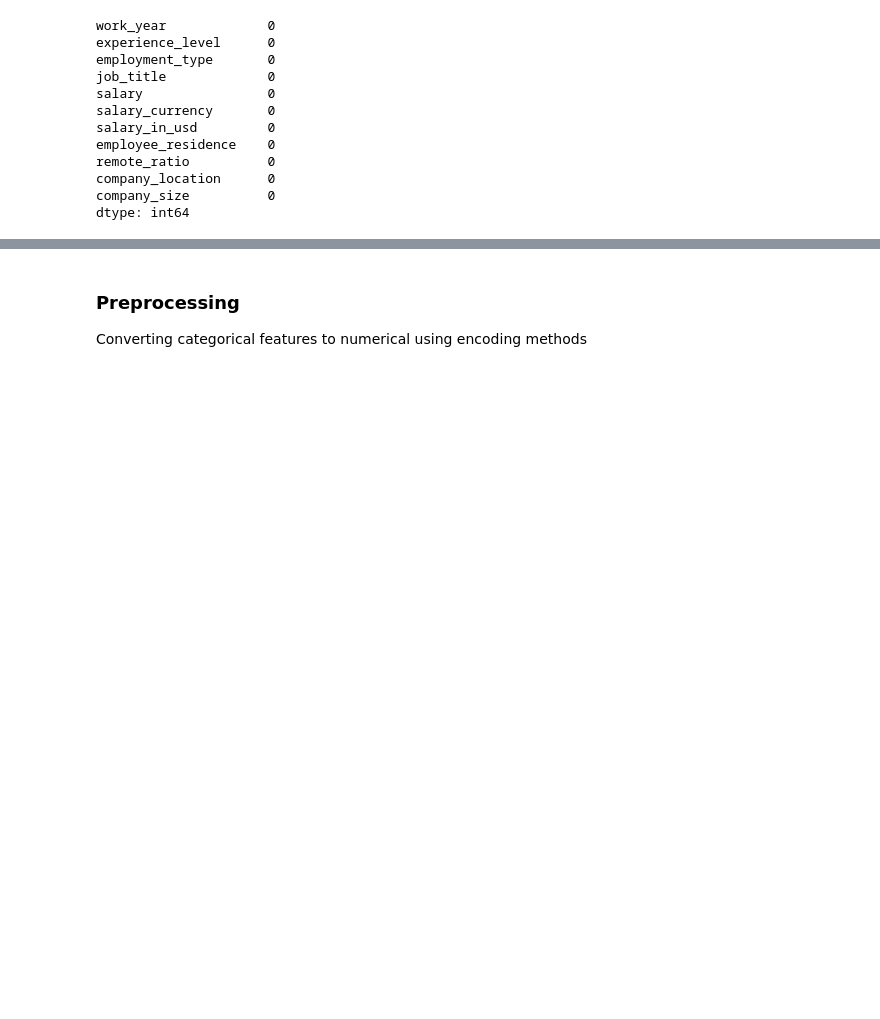
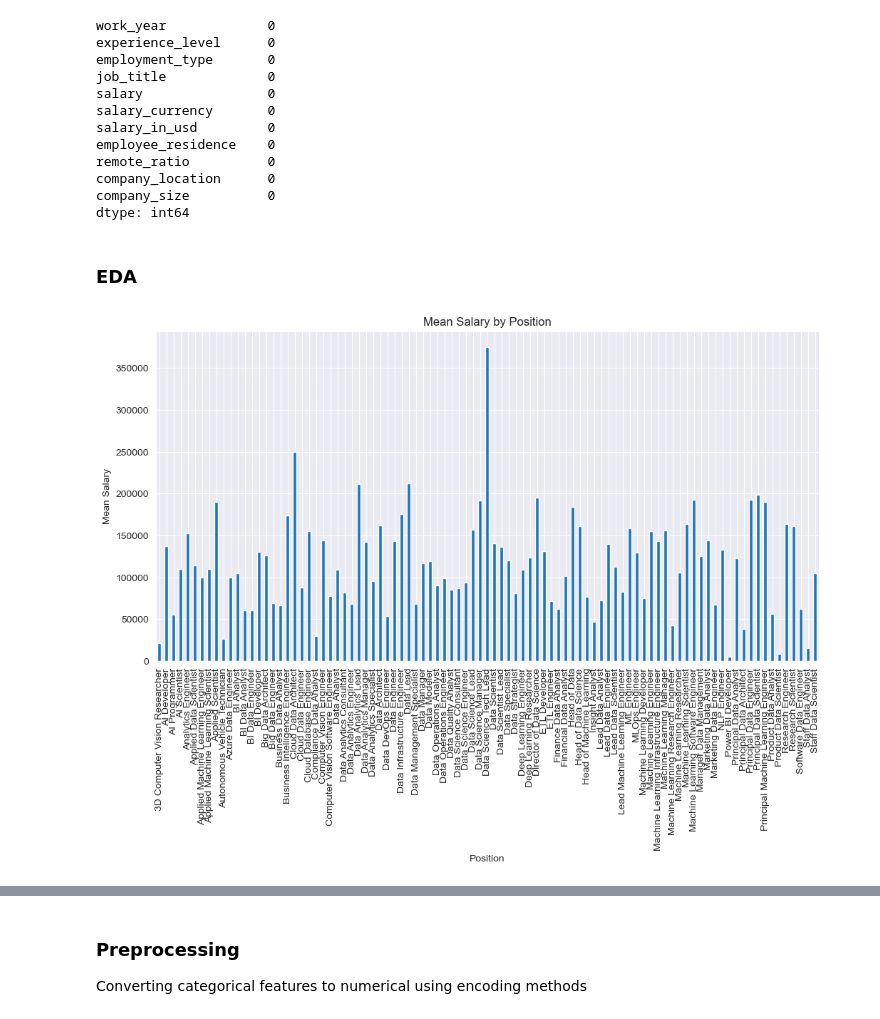
Before and after one commit to itamarKraitman/2024DeepLearningCourseProject, a Jupyter notebook: Main-Notebook.ipynb, the cells around one changed output, grey strips where cells are left out. Cells and saved outputs as stored; diff of their text form; code cells hidden in the pictures; blank space fills up the shorter version.

```diff
--- a/Main-Notebook.ipynb
+++ b/Main-Notebook.ipynb
@@ -53,3 +54,25 @@ remote_ratio          0
 company_location      0
 company_size          0
 dtype: int64
+# %% [markdown]
+### EDA
+# %%
+def calculate_mean_salary(data : pd.DataFrame, position: str) -> float:
+    """
+    Calculating the mean salary of the psotision
+    :param data: The Data set containing the salaries
+    :param position: The position that it's mean should be calculated
+    :return: The mean salary of the position
+    """
+    return data.groupby(position)['salary_in_usd'].mean()
+
+mean_salary_by_position = data.groupby('job_title')['salary_in_usd'].mean()
+
+plt.figure(figsize=(12,6))
+mean_salary_by_position.plot(kind='bar')
+plt.title('Mean Salary by Position')
+plt.xlabel('Position')
+plt.ylabel('Mean Salary')
+plt.show()
+# %% [output]
+[figure, added]
```
Also changed, not shown: parts of 3 cells of this notebook.
